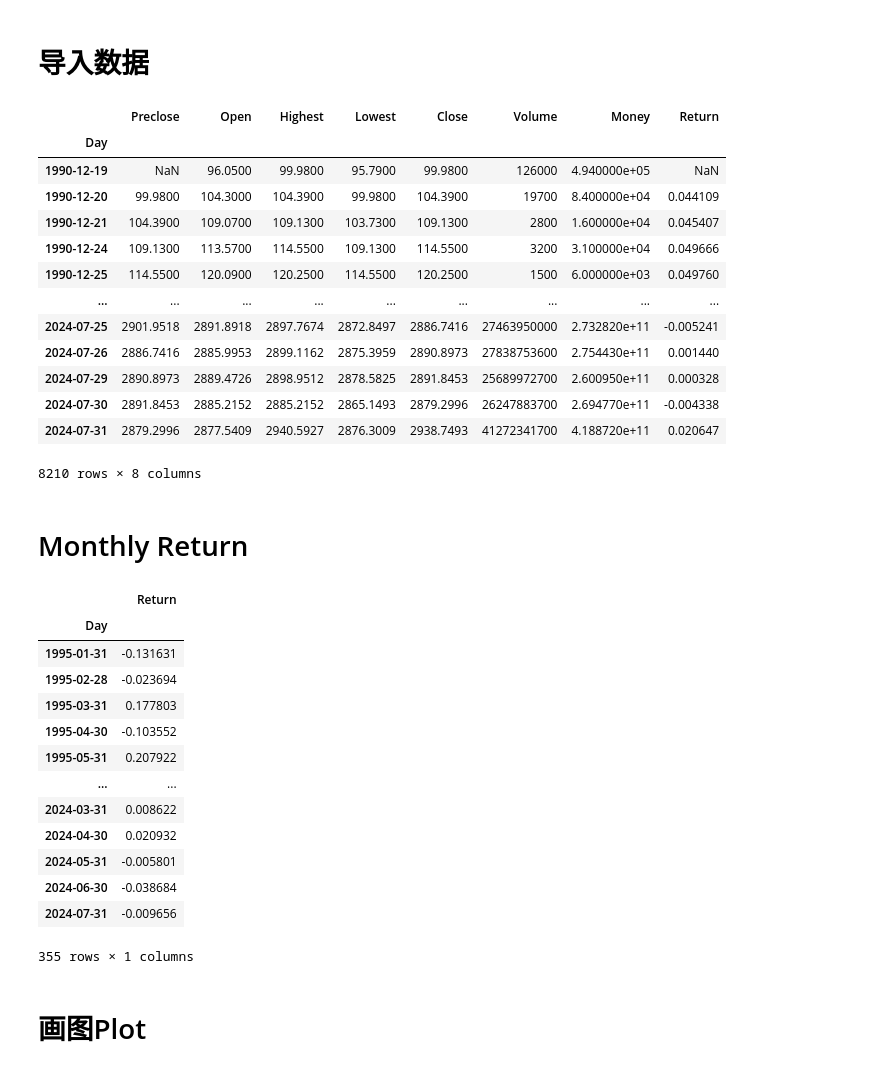
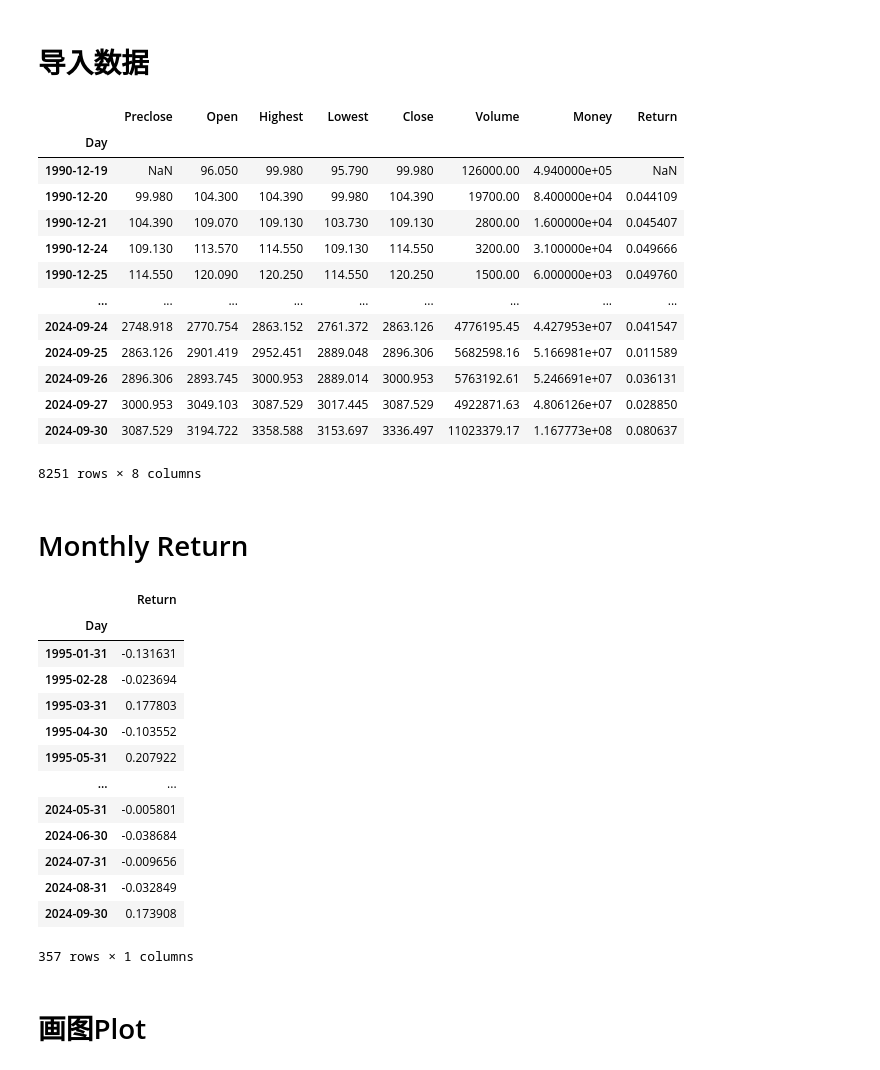
Before and after one commit to 1999Kiera1999/ZhaoQy-Python, a Jupyter notebook: 第三代码.ipynb, the cells around one changed output. Saved outputs shown, nothing was run; the diff lists cells and outputs as text; code cells hidden in the pictures.

```diff
--- a/第三代码.ipynb
+++ b/第三代码.ipynb
@@ -19,28 +19,28 @@ mpl.rcParams['font.sans-serif']=['SimHei'] #指定默认字体
 # 导入数据
 # %%
 #导入处理
-data=pd.read_csv('E:/Python Github HW/ZhaoQy/000001.csv')
+data=pd.read_csv('E:/Python Github HW/ZhaoQy/000001-24.9.30.csv')
 data['Day']=pd.to_datetime(data['Day'],format='%Y/%m/%d')
 data.set_index('Day',inplace=True)
 data['Close']=pd.to_numeric(data['Close'],errors='coerce')
 data['Preclose']=data['Close'].shift(1)  #实现数据平移，向下移动一行数据
 data['Return']=(data['Close']-data['Preclose'])/data['Preclose']
 data
 # %% [output]
 |  | Preclose | Open | Highest | Lowest | Close | Volume | Money | Return |
 | Day |  |  |  |  |  |  |  |  |
-| 1990-12-19 | NaN | 96.0500 | 99.9800 | 95.7900 | 99.9800 | 126000 | 4.940000e+05 | NaN |
-| 1990-12-20 | 99.9800 | 104.3000 | 104.3900 | 99.9800 | 104.3900 | 19700 | 8.400000e+04 | 0.044109 |
-| 1990-12-21 | 104.3900 | 109.0700 | 109.1300 | 103.7300 | 109.1300 | 2800 | 1.600000e+04 | 0.045407 |
-| 1990-12-24 | 109.1300 | 113.5700 | 114.5500 | 109.1300 | 114.5500 | 3200 | 3.100000e+04 | 0.049666 |
-| 1990-12-25 | 114.5500 | 120.0900 | 120.2500 | 114.5500 | 120.2500 | 1500 | 6.000000e+03 | 0.049760 |
+| 1990-12-19 | NaN | 96.050 | 99.980 | 95.790 | 99.980 | 126000.00 | 4.940000e+05 | NaN |
+| 1990-12-20 | 99.980 | 104.300 | 104.390 | 99.980 | 104.390 | 19700.00 | 8.400000e+04 | 0.044109 |
+| 1990-12-21 | 104.390 | 109.070 | 109.130 | 103.730 | 109.130 | 2800.00 | 1.600000e+04 | 0.045407 |
+| 1990-12-24 | 109.130 | 113.570 | 114.550 | 109.130 | 114.550 | 3200.00 | 3.100000e+04 | 0.049666 |
+| 1990-12-25 | 114.550 | 120.090 | 120.250 | 114.550 | 120.250 | 1500.00 | 6.000000e+03 | 0.049760 |
 | ... | ... | ... | ... | ... | ... | ... | ... | ... |
-| 2024-07-25 | 2901.9518 | 2891.8918 | 2897.7674 | 2872.8497 | 2886.7416 | 27463950000 | 2.732820e+11 | -0.005241 |
-| 2024-07-26 | 2886.7416 | 2885.9953 | 2899.1162 | 2875.3959 | 2890.8973 | 27838753600 | 2.754430e+11 | 0.001440 |
-| 2024-07-29 | 2890.8973 | 2889.4726 | 2898.9512 | 2878.5825 | 2891.8453 | 25689972700 | 2.600950e+11 | 0.000328 |
-| 2024-07-30 | 2891.8453 | 2885.2152 | 2885.2152 | 2865.1493 | 2879.2996 | 26247883700 | 2.694770e+11 | -0.004338 |
-| 2024-07-31 | 2879.2996 | 2877.5409 | 2940.5927 | 2876.3009 | 2938.7493 | 41272341700 | 4.188720e+11 | 0.020647 |
+| 2024-09-24 | 2748.918 | 2770.754 | 2863.152 | 2761.372 | 2863.126 | 4776195.45 | 4.427953e+07 | 0.041547 |
+| 2024-09-25 | 2863.126 | 2901.419 | 2952.451 | 2889.048 | 2896.306 | 5682598.16 | 5.166981e+07 | 0.011589 |
+| 2024-09-26 | 2896.306 | 2893.745 | 3000.953 | 2889.014 | 3000.953 | 5763192.61 | 5.246691e+07 | 0.036131 |
+| 2024-09-27 | 3000.953 | 3049.103 | 3087.529 | 3017.445 | 3087.529 | 4922871.63 | 4.806126e+07 | 0.028850 |
+| 2024-09-30 | 3087.529 | 3194.722 | 3358.588 | 3153.697 | 3336.497 | 11023379.17 | 1.167773e+08 | 0.080637 |
-8210 rows × 8 columns
+8251 rows × 8 columns
 # %% [markdown]
 # Monthly Return
 # %%
@@ -56,12 +56,12 @@ Month_data
 | 1995-04-30 | -0.103552 |
 | 1995-05-31 | 0.207922 |
 | ... | ... |
-| 2024-03-31 | 0.008622 |
-| 2024-04-30 | 0.020932 |
 | 2024-05-31 | -0.005801 |
 | 2024-06-30 | -0.038684 |
 | 2024-07-31 | -0.009656 |
+| 2024-08-31 | -0.032849 |
+| 2024-09-30 | 0.173908 |
-355 rows × 1 columns
+357 rows × 1 columns
 # %% [markdown]
 # 画图Plot
 # %%
```
Also changed, not shown: parts of 38 cells of this notebook.
